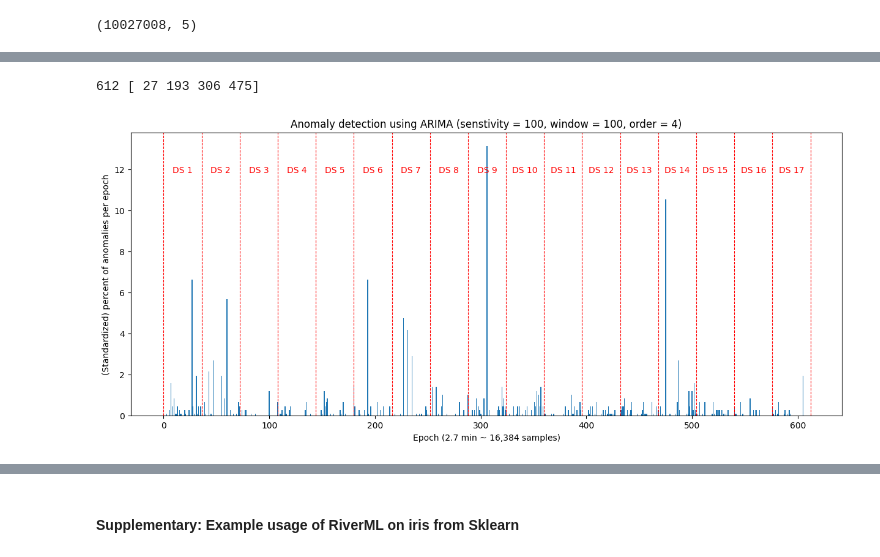
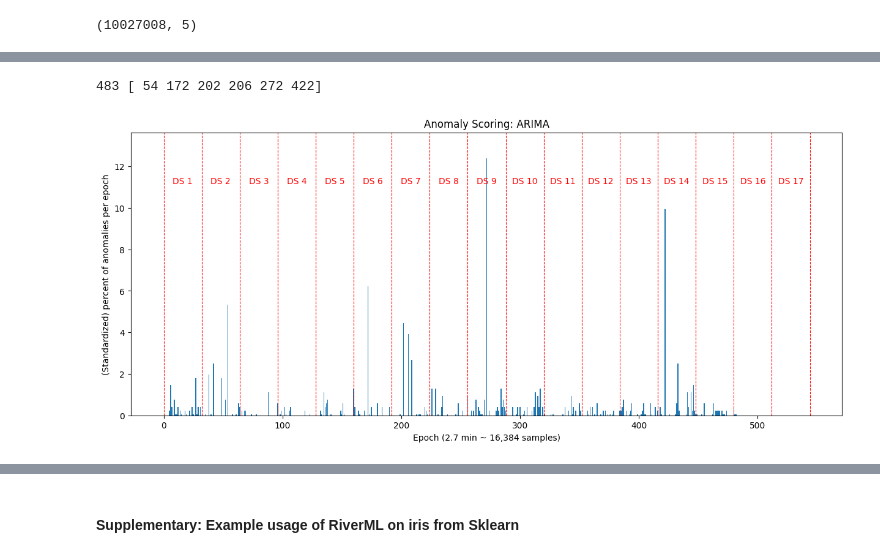
Before and after one commit to AmroAbdrabo/application-of-online-anomaly-detection-using-one-class-classification-to-z24, a Jupyter notebook: Chapter3-ActiveLearning/Streaming-AL/River/river_experiments.ipynb, the cells around one changed output, grey strips where cells are left out. Saved outputs shown, nothing was run; the diff lists cells and outputs as text; code cells hidden in the pictures.

```diff
--- a/Chapter3-ActiveLearning/Streaming-AL/River/river_experiments.ipynb
+++ b/Chapter3-ActiveLearning/Streaming-AL/River/river_experiments.ipynb
@@ -603,5 +659,5 @@ plot_anomalies("Anomaly detection using ARIMA (senstivity = 16,384, window = 819
-# %%
-plot_anomalies("Anomaly detection using ARIMA (senstivity = 100, window = 100, order = 4)", "./arima_100_sens_100_win") # basically useless
-# %% [output]
-612 [ 27 193 306 475]
-[figure, removed]
+# %%
+n_res = plot_anomalies("Anomaly Scoring: ARIMA", "./arima_100_sens_100_win")
+# %% [output]
+483 [ 54 172 202 206 272 422]
+[figure, added]
```
Also changed, not shown: parts of 15 cells of this notebook.
